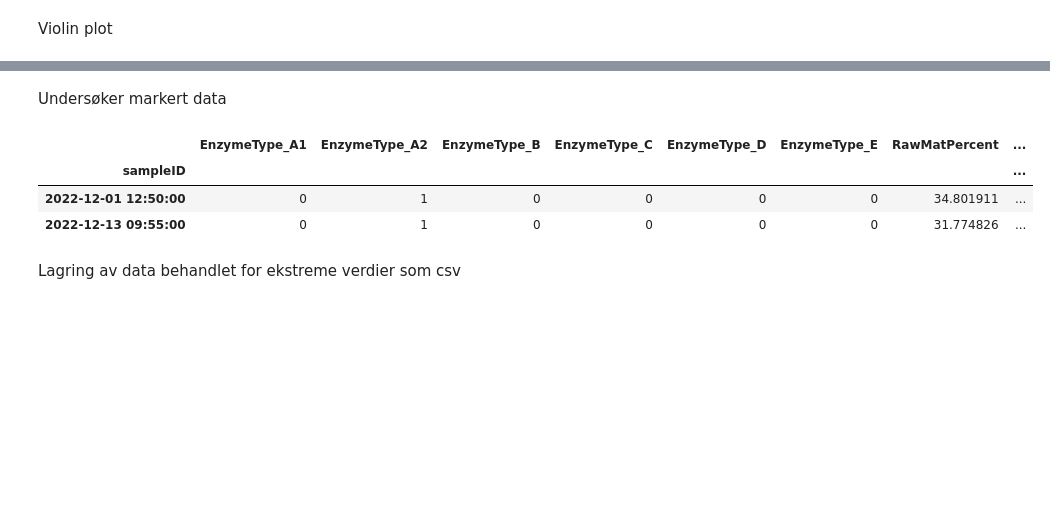
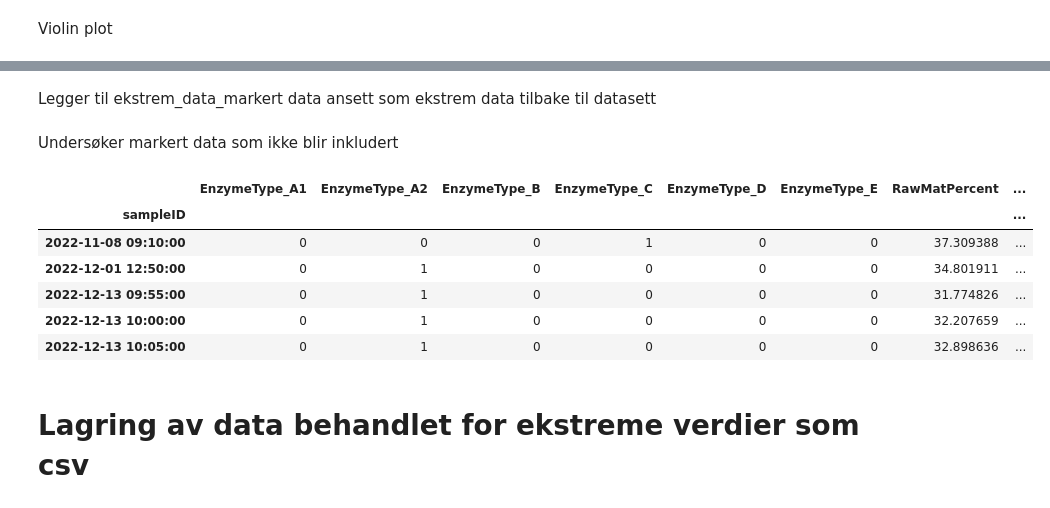
Before and after one commit to PreyPython123/Master-V24-Semiveiledet-Regresjon, a Jupyter notebook: Bioco_Databehandling_av_ekstremverdier.ipynb, the cells around one changed output, grey strips where cells are left out. Saved outputs shown, nothing was run; the diff lists cells and outputs as text; code cells hidden in the pictures; blank space fills up the shorter version.

```diff
--- a/Bioco_Databehandling_av_ekstremverdier.ipynb
+++ b/Bioco_Databehandling_av_ekstremverdier.ipynb
@@ -467,0 +513,4 @@ for nummer, indeks in zip(range(antall_kolonnner), ekstrem_data):
+# %%
+# Filtrerer ut markert data fra ekstrem data filtrert
+ekstrem_markert = ekstrem_data_filtrert.dropna(subset=['Mw'])
+ekstrem_markert
@@ -467,0 +527,4 @@ for nummer, indeks in zip(range(antall_kolonnner), ekstrem_data):
+# %%
+# NIRfat <10 ansett som ekstrem observasjon, filtrerer dem bort
+ekstrem_markert_filtrert = ekstrem_markert[(ekstrem_markert['NIRfat'] >= 10)]
+ekstrem_markert_filtrert.shape[0]
@@ -467,0 +533,4 @@ for nummer, indeks in zip(range(antall_kolonnner), ekstrem_data):
+# %%
+# NIRash <4 ansett som ekstrem observasjon, filtrer dem bort
+ekstrem_markert_filtrert = ekstrem_markert_filtrert[(ekstrem_markert_filtrert['NIRash'] >= 4)]
+ekstrem_markert_filtrert.shape[0]
@@ -468,13 +548,24 @@ for nummer, indeks in zip(range(antall_kolonnner), ekstrem_data):
+# %% [markdown]
+Legger til ekstrem_data_markert data ansett som ekstrem data tilbake til datasett
+# %%
+behandlet_data_ekstrem = pd.concat([behandlet_data_ekstrem, ekstrem_markert_filtrert], axis=0)
+behandlet_data_ekstrem = behandlet_data_ekstrem.sort_index(ascending=True)
 # %% [markdown]
-Undersøker markert data
+Undersøker markert data som ikke blir inkludert
 # %%
-# Filtrerer ut markert data fra datasett
-ekstrem_data_filtrert = ekstrem_data.dropna(subset=['Mw'])
-ekstrem_data_filtrert
+# Filtrerer ut ekstrem data
+ekstrem_data =  behandlet_data.drop(behandlet_data_ekstrem.index)
+
+# Filtrerer ut markert data fra ekstrem data filtrert
+ekstrem_markert = ekstrem_data.dropna(subset=['Mw'])
+ekstrem_markert
 # %% [output]
 |  | EnzymeType_A1 | EnzymeType_A2 | EnzymeType_B | EnzymeType_C | EnzymeType_D | EnzymeType_E | RawMatPercent | ... |
 | sampleID |  |  |  |  |  |  |  | ... |
+| 2022-11-08 09:10:00 | 0 | 0 | 0 | 1 | 0 | 0 | 37.309388 | ... |
 | 2022-12-01 12:50:00 | 0 | 1 | 0 | 0 | 0 | 0 | 34.801911 | ... |
 | 2022-12-13 09:55:00 | 0 | 1 | 0 | 0 | 0 | 0 | 31.774826 | ... |
+| 2022-12-13 10:00:00 | 0 | 1 | 0 | 0 | 0 | 0 | 32.207659 | ... |
+| 2022-12-13 10:05:00 | 0 | 1 | 0 | 0 | 0 | 0 | 32.898636 | ... |
 # %% [markdown]
-Lagring av data behandlet for ekstreme verdier som csv
+# Lagring av data behandlet for ekstreme verdier som csv
```
Also changed, not shown: parts of 22 cells of this notebook.
